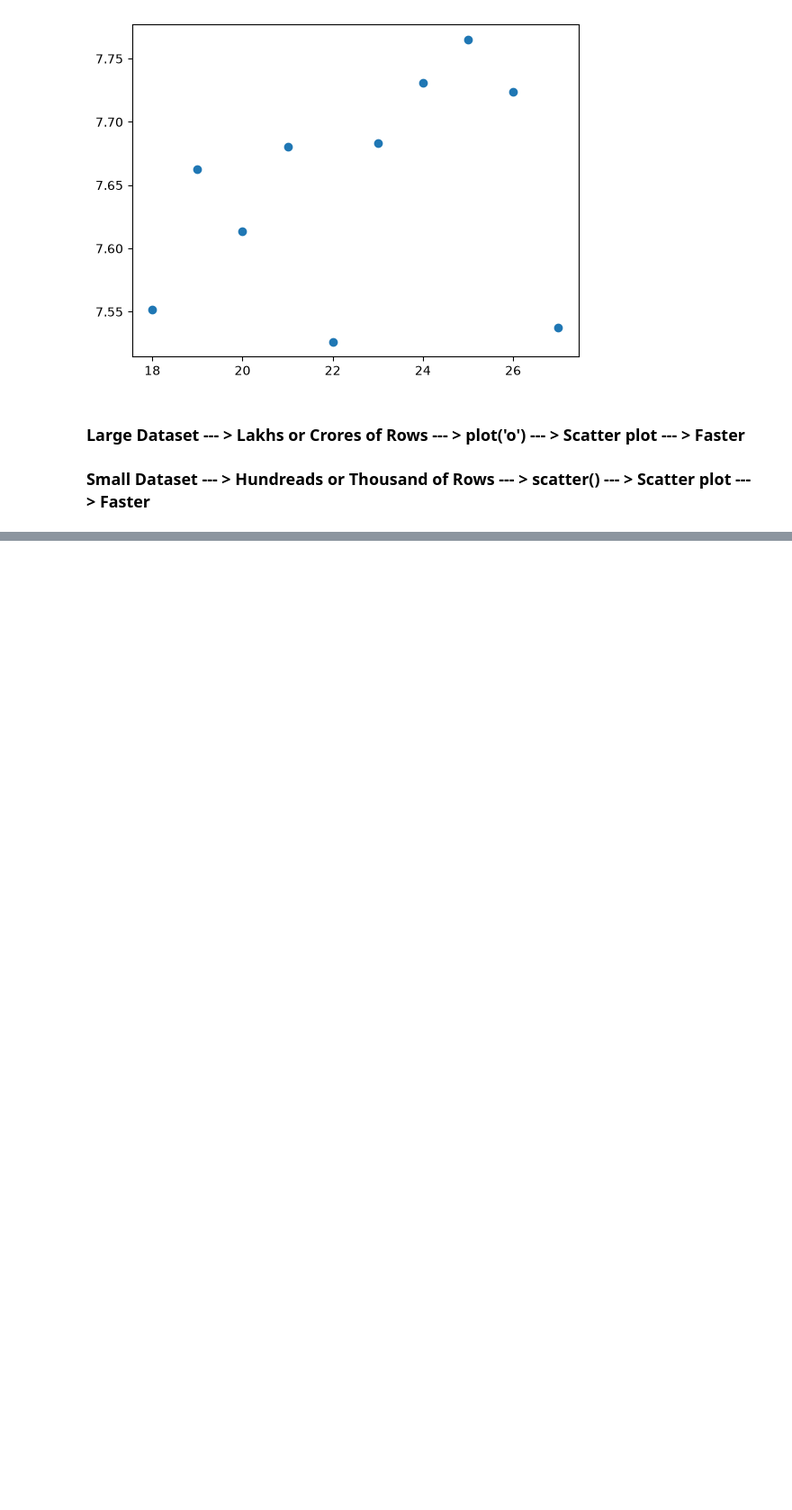
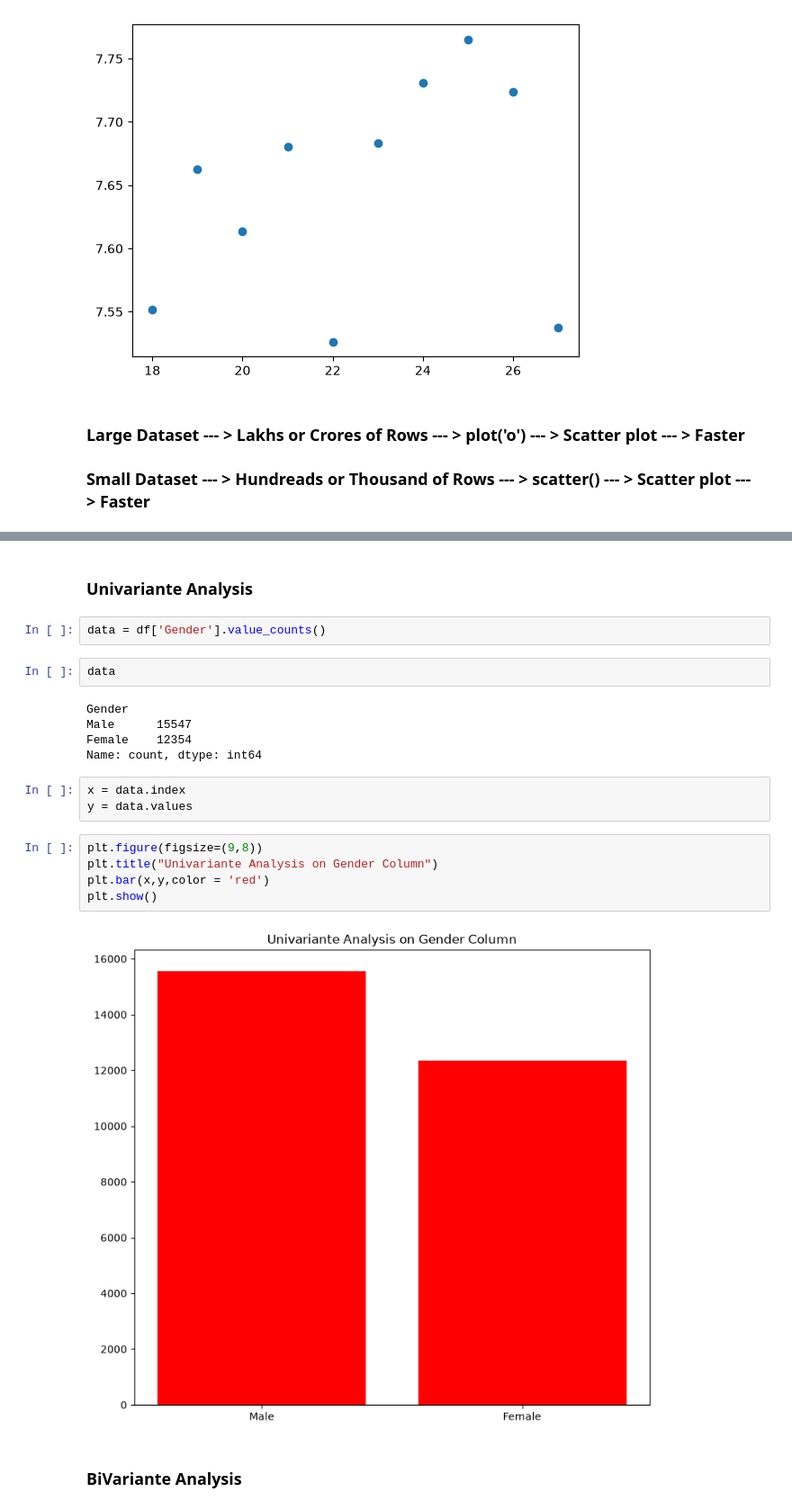
Before and after one commit to saileshchikkam/GEN-Ai, a Jupyter notebook: Machine Learning/Prerequisites/MatplotLib/Getting_Started.ipynb, the cells around one changed output, grey strips where cells are left out. Shown at 90% size. Drawn from its saved outputs; the diff is of its cells as text; blank space fills up the shorter version.

Commit message:
Bar Plot completed

```diff
--- a/Machine Learning/Prerequisites/MatplotLib/Getting_Started.ipynb
+++ b/Machine Learning/Prerequisites/MatplotLib/Getting_Started.ipynb
@@ -791,0 +819,23 @@ plt.plot(x,y,'o')
+# %% [markdown]
+### Univariante Analysis
+# %%
+data = df['Gender'].value_counts()
+# %%
+data
+# %% [output]
+Gender
+Male      15547
+Female    12354
+Name: count, dtype: int64
+# %%
+x = data.index
+y = data.values
+# %%
+plt.figure(figsize=(9,8))
+plt.title("Univariante Analysis on Gender Column")
+plt.bar(x,y,color = 'red')
+plt.show()
+# %% [output]
+[figure, added]
+# %% [markdown]
+### BiVariante Analysis
```
Also changed, not shown: parts of 46 cells of this notebook.
